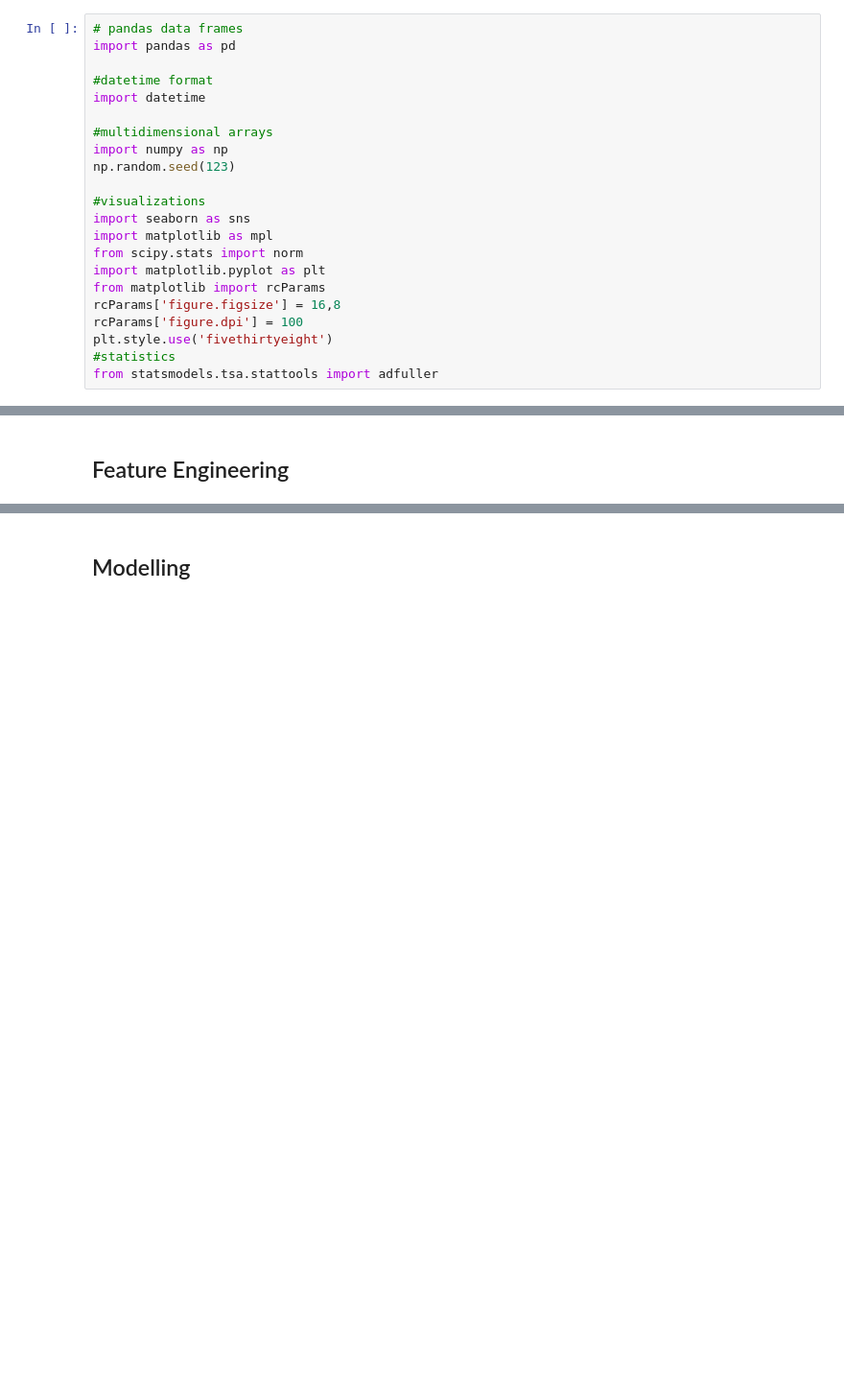
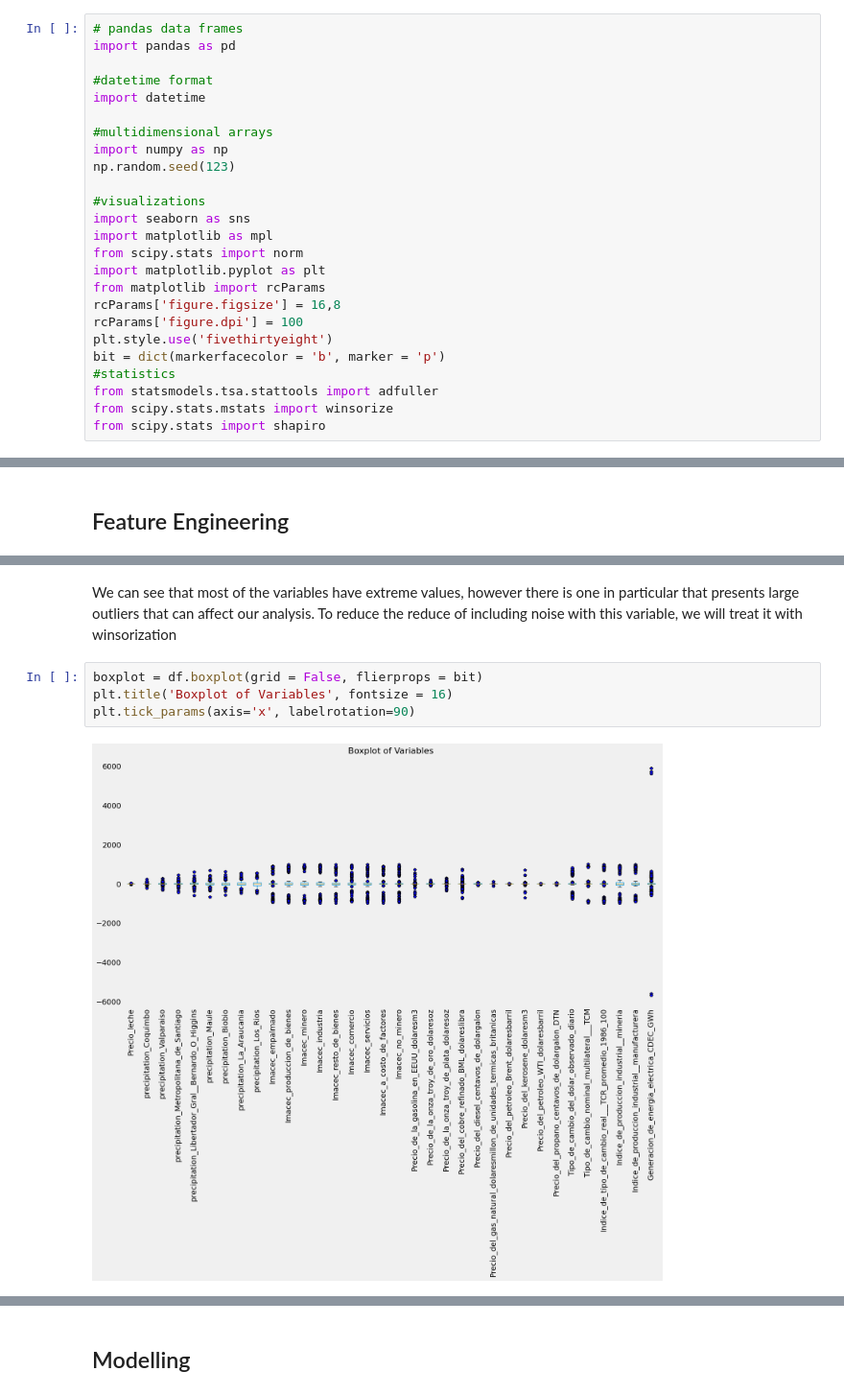
Before and after one commit to danisha20/MilkChallenge, a Jupyter notebook: daniela_analisis.ipynb, the cells around one changed output, grey strips where cells are left out. Shown at 96% size. Saved outputs shown, nothing was run; the diff lists cells and outputs as text; blank space fills up the shorter version.

```diff
--- a/daniela_analisis.ipynb
+++ b/daniela_analisis.ipynb
@@ -28,7 +28,10 @@ from matplotlib import rcParams
 rcParams['figure.figsize'] = 16,8
 rcParams['figure.dpi'] = 100
 plt.style.use('fivethirtyeight')
+bit = dict(markerfacecolor = 'b', marker = 'p')
 #statistics
 from statsmodels.tsa.stattools import adfuller
+from scipy.stats.mstats import winsorize
+from scipy.stats import shapiro
 # %% [markdown]
 ## Data
@@ -860,0 +818,8 @@ df = df_knn.copy()
+# %% [markdown]
+We can see that most of the variables have extreme values, however there is one in particular that presents large outliers that can affect our analysis. To reduce the reduce of including noise with this variable, we will treat it with winsorization
+# %%
+boxplot = df.boxplot(grid = False, flierprops = bit)
+plt.title('Boxplot of Variables', fontsize = 16)
+plt.tick_params(axis='x', labelrotation=90)
+# %% [output]
+[figure, added]
```
Also changed, not shown: parts of 66 cells of this notebook, 1 other file.
